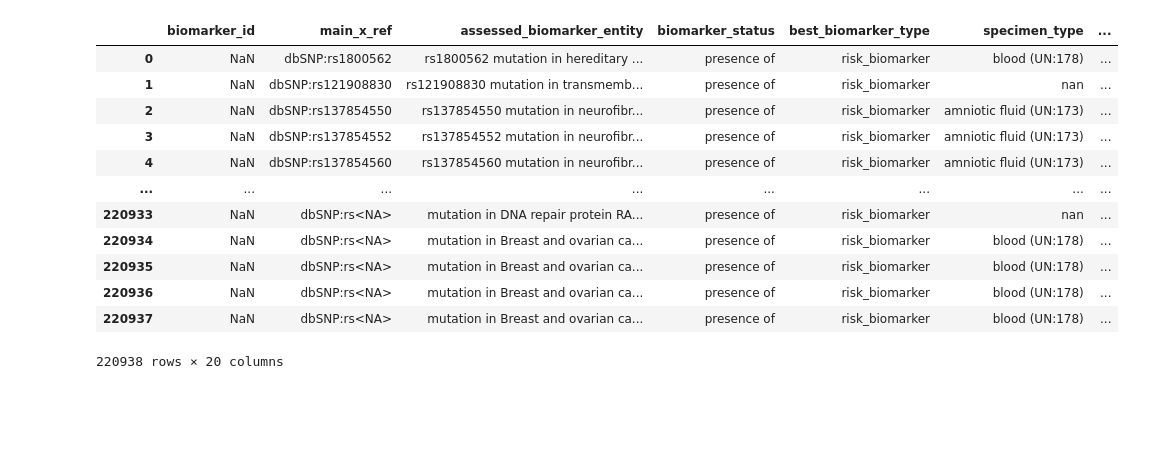
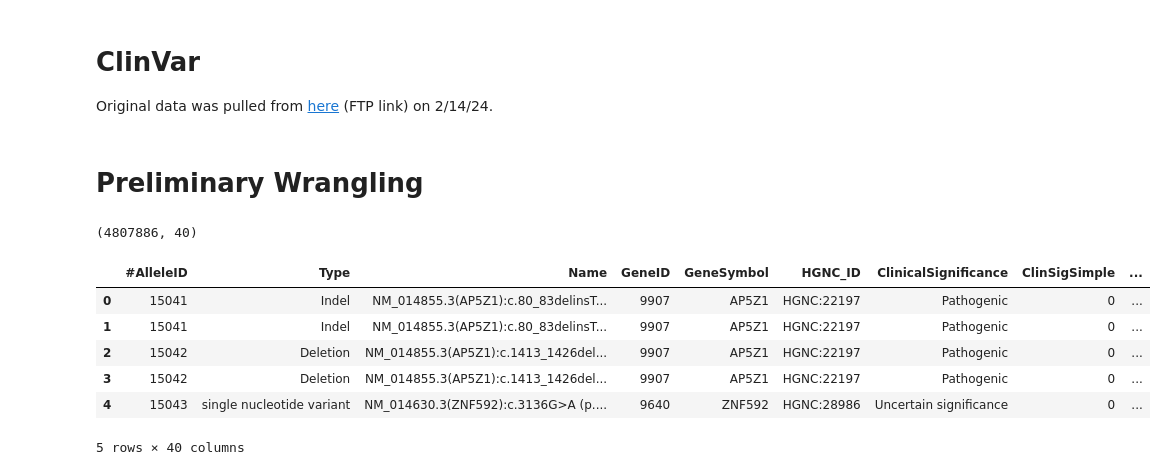
Before and after one commit to clinical-biomarkers/biomarker-partnership, a Jupyter notebook: src/clinvar.ipynb, the cells around one changed output. Cells and saved outputs as stored; diff of their text form; code cells hidden in the pictures; blank space fills up the shorter version.

Commit message:
moving to secondary wrangling

```diff
--- a/src/clinvar.ipynb
+++ b/src/clinvar.ipynb
@@ -1,10 +0,0 @@
-# %%
-# imports
-import pandas as pd
-import numpy as np
-from data_extraction import DataExtractionHelper
-
-# load helper
-helper = DataExtractionHelper()
-# remove max columns for display output
-pd.set_option('display.max_columns', None)
@@ -132,31 +0,0 @@ helper.biomarker_df.head()
-# %%
-# evidence source column
-evidence_series = pd.Series('ClinVar', index = helper.biomarker_df.index)
-evidence_mask = helper.biomarker_df['variation'].notna()
-evidence_series[evidence_mask] = 'ClinVar|https://www.ncbi.nlm.nih.gov/clinvar/variation/' + helper.biomarker_df['variation'][evidence_mask].astype(str) + '/?new_evidence=true'
-helper.populate_col(source = evidence_series, target_col = 'evidence_source')
-
-# notes column
-note_series = helper.biomarker_df['notes'].copy()
-uniprot_mask = helper.biomarker_df['uniprot'].notna()
-note_series[uniprot_mask] = 'UPKB:' + helper.biomarker_df['uniprot'][uniprot_mask]
-mutation_mask = helper.biomarker_df['mutation'].notna()
-note_series[mutation_mask] = note_series[mutation_mask] + ' (' + helper.biomarker_df['mutation'][mutation_mask] + ')'
-note_series + '|GRCh38'
-helper.populate_col(source = note_series, target_col = 'notes')
-
-helper.biomarker_df
-# %% [output]
-|  | biomarker_id | main_x_ref | assessed_biomarker_entity | biomarker_status | best_biomarker_type | specimen_type | ... |
-| 0 | NaN | dbSNP:rs1800562 | rs1800562 mutation in hereditary ... | presence of | risk_biomarker | blood (UN:178) | ... |
-| 1 | NaN | dbSNP:rs121908830 | rs121908830 mutation in transmemb... | presence of | risk_biomarker | nan | ... |
-| 2 | NaN | dbSNP:rs137854550 | rs137854550 mutation in neurofibr... | presence of | risk_biomarker | amniotic fluid (UN:173) | ... |
-| 3 | NaN | dbSNP:rs137854552 | rs137854552 mutation in neurofibr... | presence of | risk_biomarker | amniotic fluid (UN:173) | ... |
-| 4 | NaN | dbSNP:rs137854560 | rs137854560 mutation in neurofibr... | presence of | risk_biomarker | amniotic fluid (UN:173) | ... |
-| ... | ... | ... | ... | ... | ... | ... | ... |
-| 220933 | NaN | dbSNP:rs<NA> | mutation in DNA repair protein RA... | presence of | risk_biomarker | nan | ... |
-| 220934 | NaN | dbSNP:rs<NA> | mutation in Breast and ovarian ca... | presence of | risk_biomarker | blood (UN:178) | ... |
-| 220935 | NaN | dbSNP:rs<NA> | mutation in Breast and ovarian ca... | presence of | risk_biomarker | blood (UN:178) | ... |
-| 220936 | NaN | dbSNP:rs<NA> | mutation in Breast and ovarian ca... | presence of | risk_biomarker | blood (UN:178) | ... |
-| 220937 | NaN | dbSNP:rs<NA> | mutation in Breast and ovarian ca... | presence of | risk_biomarker | blood (UN:178) | ... |
-220938 rows × 20 columns
@@ -164,0 +1,4 @@ helper.biomarker_df.to_csv('../results/clinvar.csv', index = False)
+# %% [markdown]
+# ClinVar
+
+Original data was pulled from [here](https://ftp.ncbi.nlm.nih.gov/pub/clinvar/tab_delimited/variant_summary.txt.gz) (FTP link) on 2/14/24.
@@ -164,0 +9,16 @@ helper.biomarker_df.to_csv('../results/clinvar.csv', index = False)
+# %% [markdown]
+# Preliminary Wrangling
+# %%
+# read in raw clinvar data
+clinvar_raw = pd.read_csv('../home/data/raw_data/GlyGen/clinvar_raw.txt', sep = '\t')
+print(clinvar_raw.shape)
+clinvar_raw.head()
+# %% [output]
+(4807886, 40)
+|  | #AlleleID | Type | Name | GeneID | GeneSymbol | HGNC_ID | ClinicalSignificance | ClinSigSimple | ... |
+| 0 | 15041 | Indel | NM_014855.3(AP5Z1):c.80_83delinsT... | 9907 | AP5Z1 | HGNC:22197 | Pathogenic | 0 | ... |
+| 1 | 15041 | Indel | NM_014855.3(AP5Z1):c.80_83delinsT... | 9907 | AP5Z1 | HGNC:22197 | Pathogenic | 0 | ... |
+| 2 | 15042 | Deletion | NM_014855.3(AP5Z1):c.1413_1426del... | 9907 | AP5Z1 | HGNC:22197 | Pathogenic | 0 | ... |
+| 3 | 15042 | Deletion | NM_014855.3(AP5Z1):c.1413_1426del... | 9907 | AP5Z1 | HGNC:22197 | Pathogenic | 0 | ... |
+| 4 | 15043 | single nucleotide variant | NM_014630.3(ZNF592):c.3136G>A (p.... | 9640 | ZNF592 | HGNC:28986 | Uncertain significance | 0 | ... |
+5 rows × 40 columns
```
Also changed, not shown: parts of 36 cells of this notebook.
